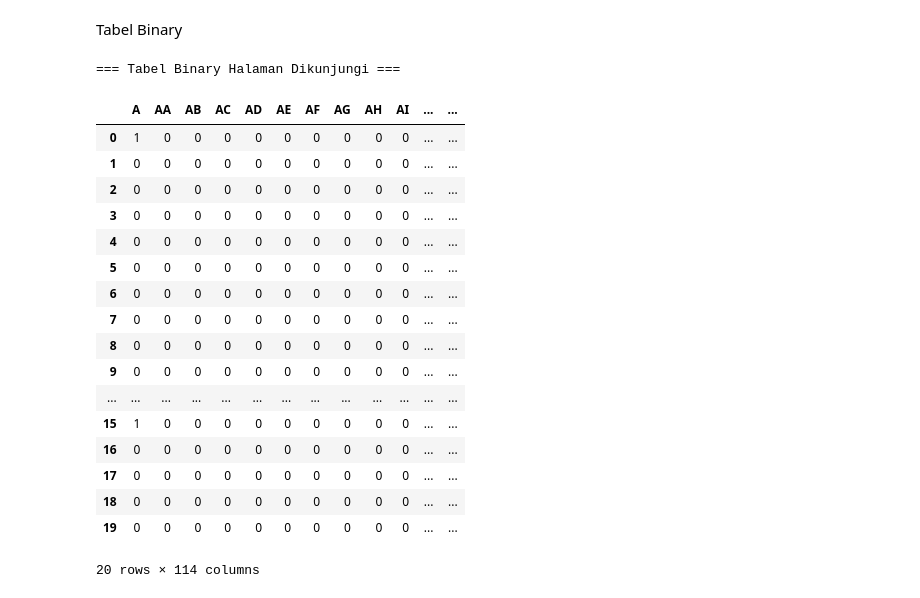
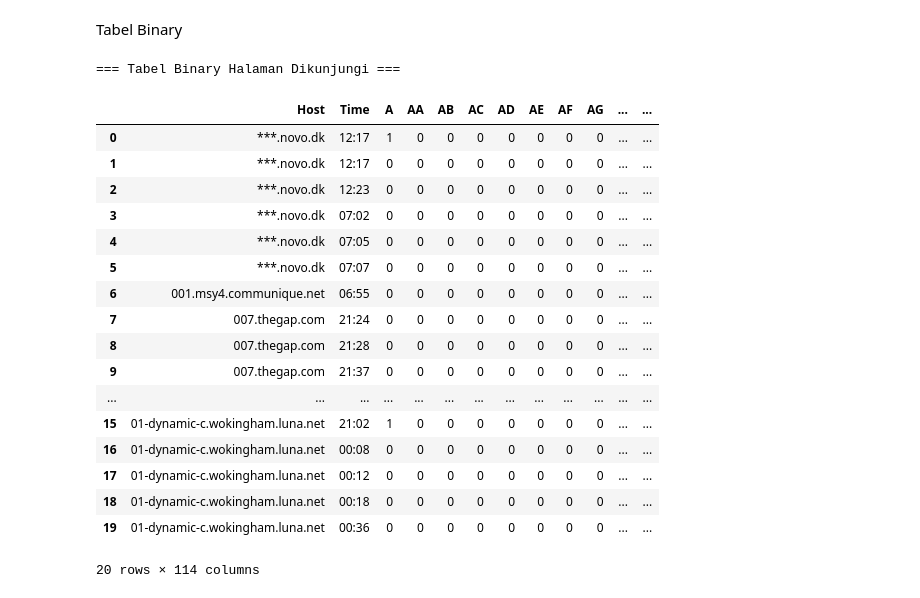
Before and after one commit to dinaputrimnda/PPW, a Jupyter notebook: _sources/webusageNASA.ipynb, the cells around one changed output. Saved outputs shown, nothing was run; the diff lists cells and outputs as text; code cells hidden in the pictures.

```diff
--- a/_sources/webusageNASA.ipynb
+++ b/_sources/webusageNASA.ipynb
@@ -233,50 +303,56 @@ def build_binary_table(results, url_map):
     rows = []
 
     for host_data in results:
         host = host_data["Host"]
 
         for session in host_data["Sessions"]:
             for ts, label in session:
 
                 # buat baris kosong (semua 0)
                 row = {l: 0 for l in all_labels}
 
                 # halaman yang dikunjungi = 1
                 row[label] = 1
 
                 # tambahkan kolom lain
                 row["Time"] = ts.strftime("%H:%M")
                 row["Host"] = host
 
                 rows.append(row)
 
-    return pd.DataFrame(rows)
+    df = pd.DataFrame(rows)
+
+    # ==== URUTKAN KOLUM: Host -> Time -> Labels ====
+    ordered_cols = ["Host", "Time"] + all_labels
+    df = df[ordered_cols]
+
+    return df
 
 
 binary_table = build_binary_table(results, url_map)
 
 print("=== Tabel Binary Halaman Dikunjungi ===")
 display(binary_table.head(20))
 
-# Simpan CSV bila diperlukan
+# Simpan CSV
 binary_table.to_csv("binary_web_usage.csv", index=False)
 # %% [output]
 === Tabel Binary Halaman Dikunjungi ===
-|  | A | AA | AB | AC | AD | AE | AF | AG | AH | AI | ... | ... |
-| 0 | 1 | 0 | 0 | 0 | 0 | 0 | 0 | 0 | 0 | 0 | ... | ... |
-| 1 | 0 | 0 | 0 | 0 | 0 | 0 | 0 | 0 | 0 | 0 | ... | ... |
-| 2 | 0 | 0 | 0 | 0 | 0 | 0 | 0 | 0 | 0 | 0 | ... | ... |
-| 3 | 0 | 0 | 0 | 0 | 0 | 0 | 0 | 0 | 0 | 0 | ... | ... |
-| 4 | 0 | 0 | 0 | 0 | 0 | 0 | 0 | 0 | 0 | 0 | ... | ... |
-| 5 | 0 | 0 | 0 | 0 | 0 | 0 | 0 | 0 | 0 | 0 | ... | ... |
-| 6 | 0 | 0 | 0 | 0 | 0 | 0 | 0 | 0 | 0 | 0 | ... | ... |
-| 7 | 0 | 0 | 0 | 0 | 0 | 0 | 0 | 0 | 0 | 0 | ... | ... |
-| 8 | 0 | 0 | 0 | 0 | 0 | 0 | 0 | 0 | 0 | 0 | ... | ... |
-| 9 | 0 | 0 | 0 | 0 | 0 | 0 | 0 | 0 | 0 | 0 | ... | ... |
+|  | Host | Time | A | AA | AB | AC | AD | AE | AF | AG | ... | ... |
+| 0 | ***.novo.dk | 12:17 | 1 | 0 | 0 | 0 | 0 | 0 | 0 | 0 | ... | ... |
+| 1 | ***.novo.dk | 12:17 | 0 | 0 | 0 | 0 | 0 | 0 | 0 | 0 | ... | ... |
+| 2 | ***.novo.dk | 12:23 | 0 | 0 | 0 | 0 | 0 | 0 | 0 | 0 | ... | ... |
+| 3 | ***.novo.dk | 07:02 | 0 | 0 | 0 | 0 | 0 | 0 | 0 | 0 | ... | ... |
+| 4 | ***.novo.dk | 07:05 | 0 | 0 | 0 | 0 | 0 | 0 | 0 | 0 | ... | ... |
+| 5 | ***.novo.dk | 07:07 | 0 | 0 | 0 | 0 | 0 | 0 | 0 | 0 | ... | ... |
+| 6 | 001.msy4.communique.net | 06:55 | 0 | 0 | 0 | 0 | 0 | 0 | 0 | 0 | ... | ... |
+| 7 | 007.thegap.com | 21:24 | 0 | 0 | 0 | 0 | 0 | 0 | 0 | 0 | ... | ... |
+| 8 | 007.thegap.com | 21:28 | 0 | 0 | 0 | 0 | 0 | 0 | 0 | 0 | ... | ... |
+| 9 | 007.thegap.com | 21:37 | 0 | 0 | 0 | 0 | 0 | 0 | 0 | 0 | ... | ... |
 | ... | ... | ... | ... | ... | ... | ... | ... | ... | ... | ... | ... | ... |
-| 15 | 1 | 0 | 0 | 0 | 0 | 0 | 0 | 0 | 0 | 0 | ... | ... |
-| 16 | 0 | 0 | 0 | 0 | 0 | 0 | 0 | 0 | 0 | 0 | ... | ... |
-| 17 | 0 | 0 | 0 | 0 | 0 | 0 | 0 | 0 | 0 | 0 | ... | ... |
-| 18 | 0 | 0 | 0 | 0 | 0 | 0 | 0 | 0 | 0 | 0 | ... | ... |
-| 19 | 0 | 0 | 0 | 0 | 0 | 0 | 0 | 0 | 0 | 0 | ... | ... |
+| 15 | 01-dynamic-c.wokingham.luna.net | 21:02 | 1 | 0 | 0 | 0 | 0 | 0 | 0 | 0 | ... | ... |
+| 16 | 01-dynamic-c.wokingham.luna.net | 00:08 | 0 | 0 | 0 | 0 | 0 | 0 | 0 | 0 | ... | ... |
+| 17 | 01-dynamic-c.wokingham.luna.net | 00:12 | 0 | 0 | 0 | 0 | 0 | 0 | 0 | 0 | ... | ... |
+| 18 | 01-dynamic-c.wokingham.luna.net | 00:18 | 0 | 0 | 0 | 0 | 0 | 0 | 0 | 0 | ... | ... |
+| 19 | 01-dynamic-c.wokingham.luna.net | 00:36 | 0 | 0 | 0 | 0 | 0 | 0 | 0 | 0 | ... | ... |
 20 rows × 114 columns
```
Also changed, not shown: parts of 2 cells of this notebook, 2 other files.
